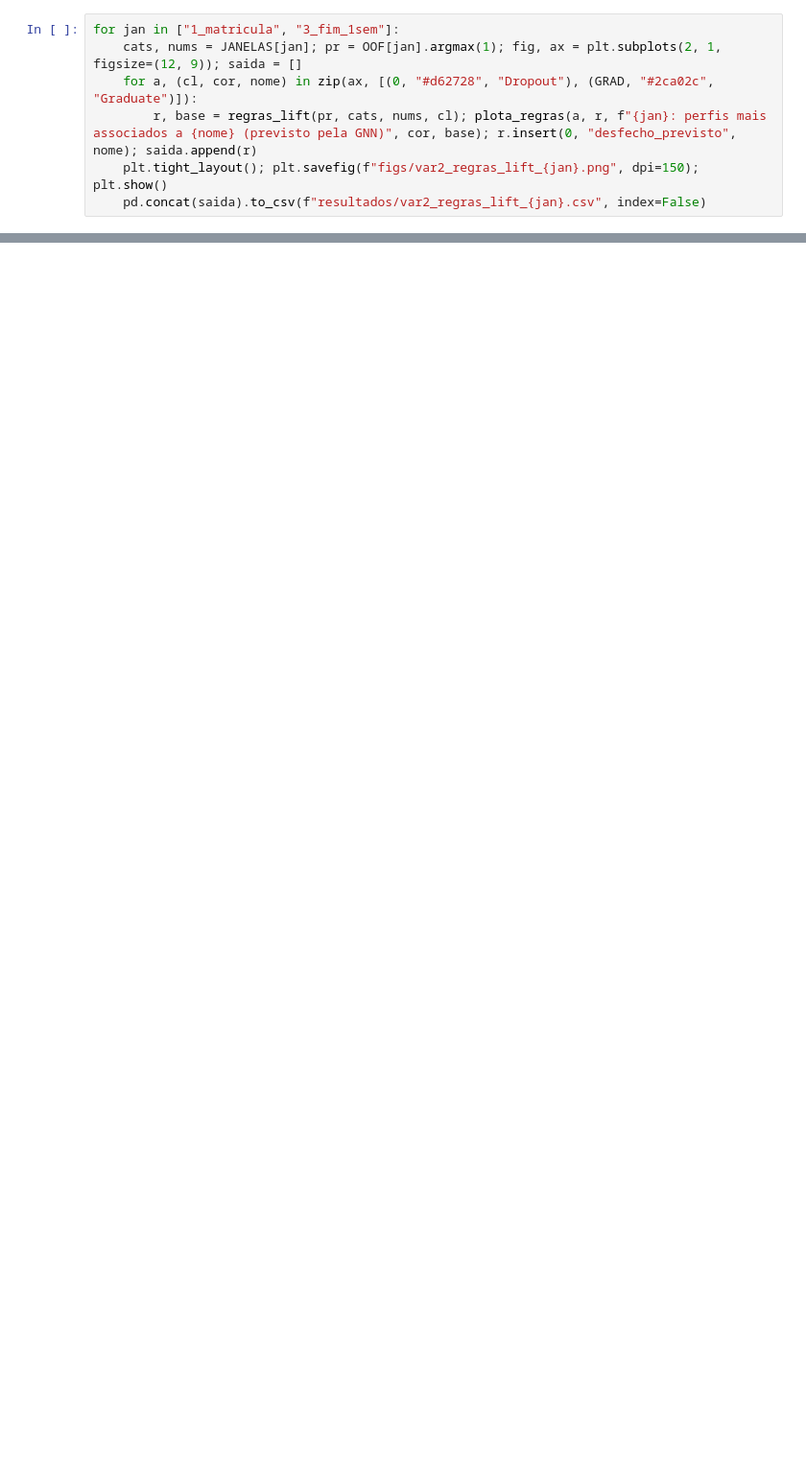
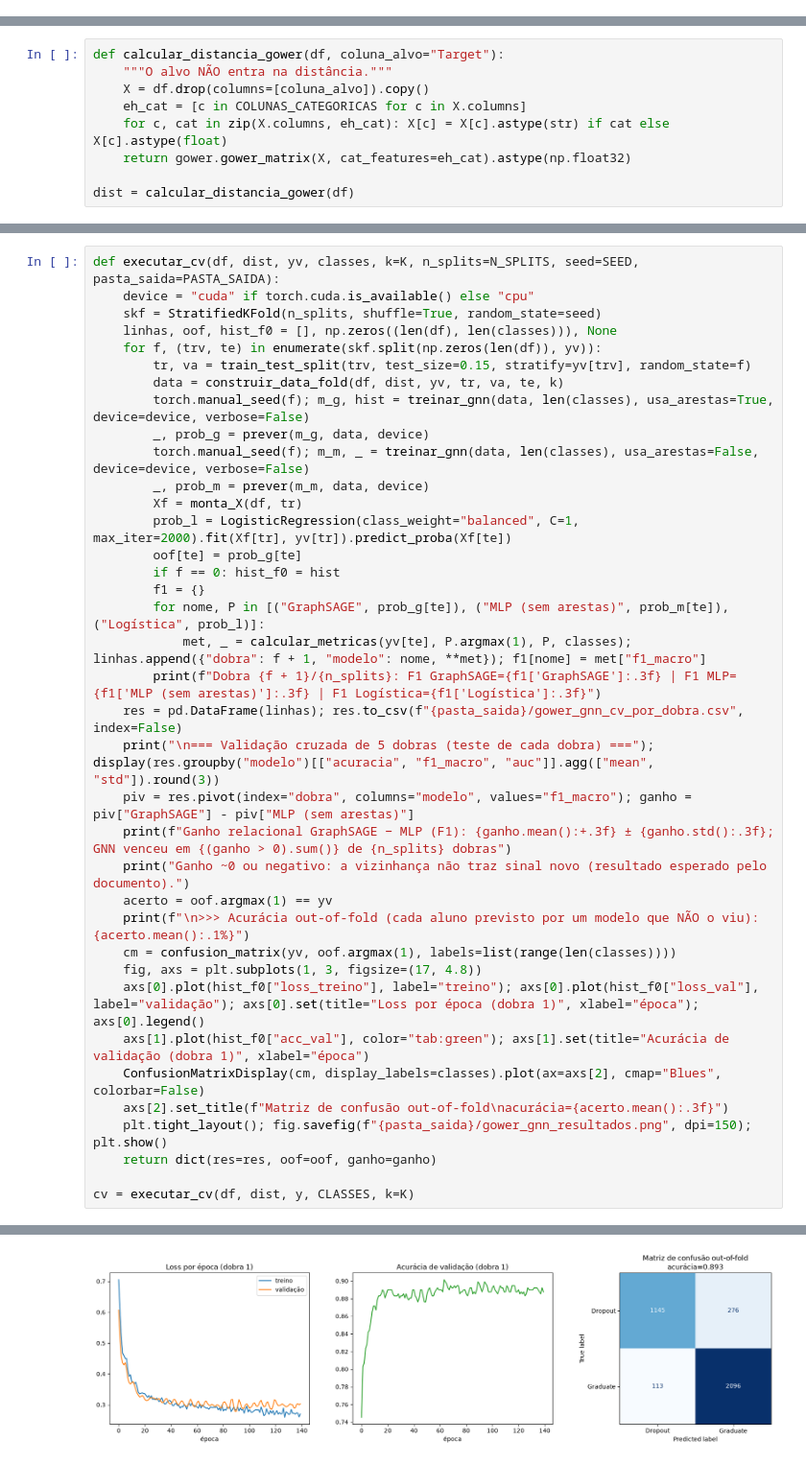
Before and after one commit to wesleybatistaluz/Trabalho_grafos, a Jupyter notebook: variacao2_gower_gnn (1).ipynb, the cells around one changed output, grey strips where cells are left out. Shown at 96% size. Saved outputs shown, nothing was run; the diff lists cells and outputs as text; blank space fills up the shorter version.

```diff
--- a/variacao2_gower_gnn (1).ipynb
+++ b/variacao2_gower_gnn (1).ipynb
@@ -480,7 +0,0 @@ def plota_regras(ax, r, titulo, cor, base):
-# %%
-for jan in ["1_matricula", "3_fim_1sem"]:
-    cats, nums = JANELAS[jan]; pr = OOF[jan].argmax(1); fig, ax = plt.subplots(2, 1, figsize=(12, 9)); saida = []
-    for a, (cl, cor, nome) in zip(ax, [(0, "#d62728", "Dropout"), (GRAD, "#2ca02c", "Graduate")]):
-        r, base = regras_lift(pr, cats, nums, cl); plota_regras(a, r, f"{jan}: perfis mais associados a {nome} (previsto pela GNN)", cor, base); r.insert(0, "desfecho_previsto", nome); saida.append(r)
-    plt.tight_layout(); plt.savefig(f"figs/var2_regras_lift_{jan}.png", dpi=150); plt.show()
-    pd.concat(saida).to_csv(f"resultados/var2_regras_lift_{jan}.csv", index=False)
@@ -554,0 +73,9 @@ Arquivos gerados: `resultados/var2_*.csv` e `figs/var2_*.png`.
+# %%
+def calcular_distancia_gower(df, coluna_alvo="Target"):
+    """O alvo NÃO entra na distância."""
+    X = df.drop(columns=[coluna_alvo]).copy()
+    eh_cat = [c in COLUNAS_CATEGORICAS for c in X.columns]
+    for c, cat in zip(X.columns, eh_cat): X[c] = X[c].astype(str) if cat else X[c].astype(float)
+    return gower.gower_matrix(X, cat_features=eh_cat).astype(np.float32)
+
+dist = calcular_distancia_gower(df)
@@ -554,0 +165,38 @@ Arquivos gerados: `resultados/var2_*.csv` e `figs/var2_*.png`.
+# %%
+def executar_cv(df, dist, yv, classes, k=K, n_splits=N_SPLITS, seed=SEED, pasta_saida=PASTA_SAIDA):
+    device = "cuda" if torch.cuda.is_available() else "cpu"
+    skf = StratifiedKFold(n_splits, shuffle=True, random_state=seed)
+    linhas, oof, hist_f0 = [], np.zeros((len(df), len(classes))), None
+    for f, (trv, te) in enumerate(skf.split(np.zeros(len(df)), yv)):
+        tr, va = train_test_split(trv, test_size=0.15, stratify=yv[trv], random_state=f)
+        data = construir_data_fold(df, dist, yv, tr, va, te, k)
+        torch.manual_seed(f); m_g, hist = treinar_gnn(data, len(classes), usa_arestas=True, device=device, verbose=False)
+        _, prob_g = prever(m_g, data, device)
+        torch.manual_seed(f); m_m, _ = treinar_gnn(data, len(classes), usa_arestas=False, device=device, verbose=False)
+        _, prob_m = prever(m_m, data, device)
+        Xf = monta_X(df, tr)
+        prob_l = LogisticRegression(class_weight="balanced", C=1, max_iter=2000).fit(Xf[tr], yv[tr]).predict_proba(Xf[te])
+        oof[te] = prob_g[te]
+        if f == 0: hist_f0 = hist
+        f1 = {}
+        for nome, P in [("GraphSAGE", prob_g[te]), ("MLP (sem arestas)", prob_m[te]), ("Logística", prob_l)]:
+            met, _ = calcular_metricas(yv[te], P.argmax(1), P, classes); linhas.append({"dobra": f + 1, "modelo": nome, **met}); f1[nome] = met["f1_macro"]
+        print(f"Dobra {f + 1}/{n_splits}: F1 GraphSAGE={f1['GraphSAGE']:.3f} | F1 MLP={f1['MLP (sem arestas)']:.3f} | F1 Logística={f1['Logística']:.3f}")
+    res = pd.DataFrame(linhas); res.to_csv(f"{pasta_saida}/gower_gnn_cv_por_dobra.csv", index=False)
+    print("\n=== Validação cruzada de 5 dobras (teste de cada dobra) ==="); display(res.groupby("modelo")[["acuracia", "f1_macro", "auc"]].agg(["mean", "std"]).round(3))
+    piv = res.pivot(index="dobra", columns="modelo", values="f1_macro"); ganho = piv["GraphSAGE"] - piv["MLP (sem arestas)"]
+    print(f"Ganho relacional GraphSAGE − MLP (F1): {ganho.mean():+.3f} ± {ganho.std():.3f}; GNN venceu em {(ganho > 0).sum()} de {n_splits} dobras")
+    print("Ganho ~0 ou negativo: a vizinhança não traz sinal novo (resultado esperado pelo documento).")
+    acerto = oof.argmax(1) == yv
+    print(f"\n>>> Acurácia out-of-fold (cada aluno previsto por um modelo que NÃO o viu): {acerto.mean():.1%}")
+    cm = confusion_matrix(yv, oof.argmax(1), labels=list(range(len(classes))))
+    fig, axs = plt.subplots(1, 3, figsize=(17, 4.8))
+    axs[0].plot(hist_f0["loss_treino"], label="treino"); axs[0].plot(hist_f0["loss_val"], label="validação"); axs[0].set(title="Loss por época (dobra 1)", xlabel="época"); axs[0].legend()
+    axs[1].plot(hist_f0["acc_val"], color="tab:green"); axs[1].set(title="Acurácia de validação (dobra 1)", xlabel="época")
+    ConfusionMatrixDisplay(cm, display_labels=classes).plot(ax=axs[2], cmap="Blues", colorbar=False)
+    axs[2].set_title(f"Matriz de confusão out-of-fold\nacurácia={acerto.mean():.3f}")
+    plt.tight_layout(); fig.savefig(f"{pasta_saida}/gower_gnn_resultados.png", dpi=150); plt.show()
+    return dict(res=res, oof=oof, ganho=ganho)
+
+cv = executar_cv(df, dist, y, CLASSES, k=K)
+# %% [output]
@@ -554,0 +220 @@ Arquivos gerados: `resultados/var2_*.csv` e `figs/var2_*.png`.
+[figure, added]
```
Also changed, not shown: parts of 40 cells of this notebook, 34 other files.
